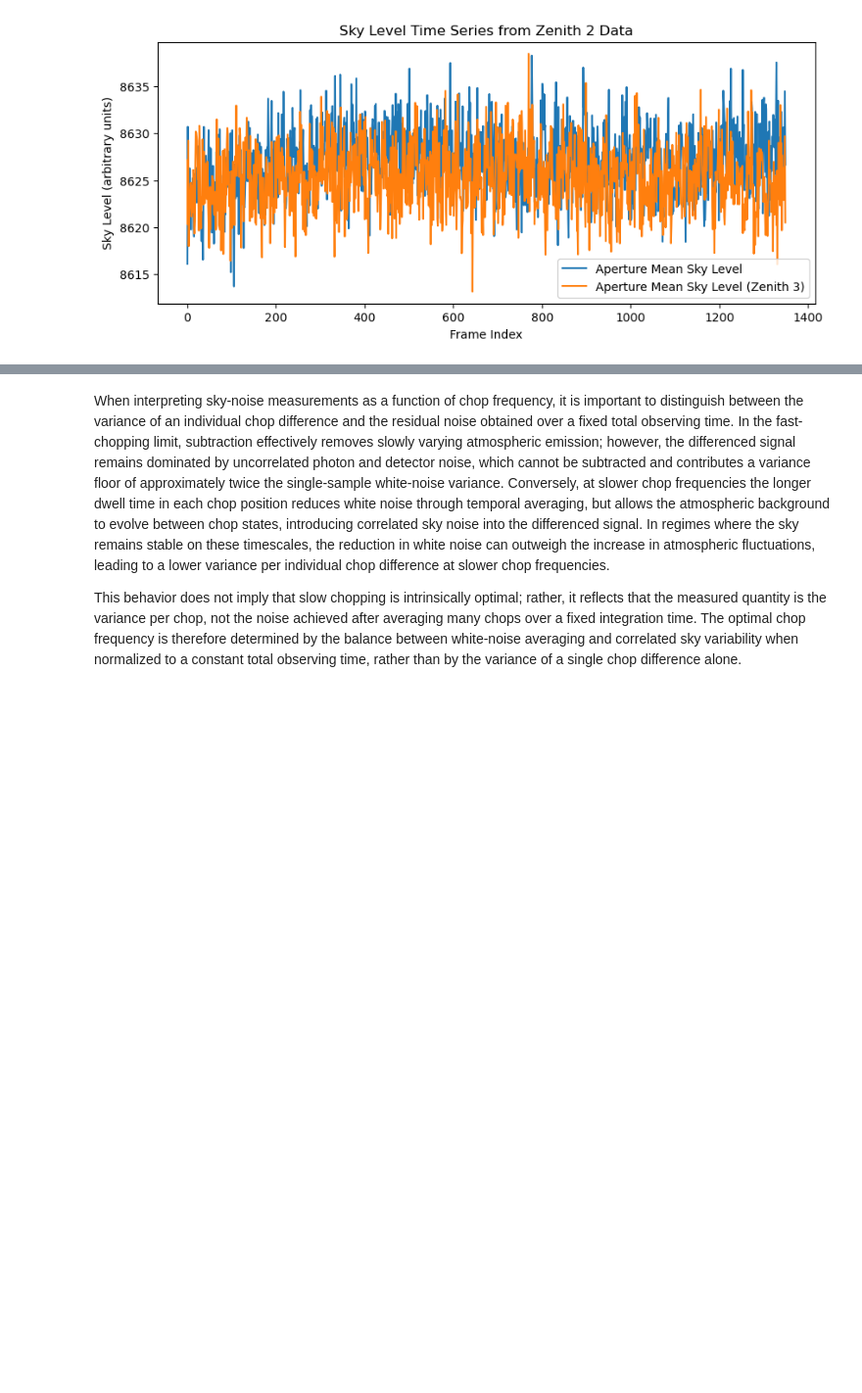
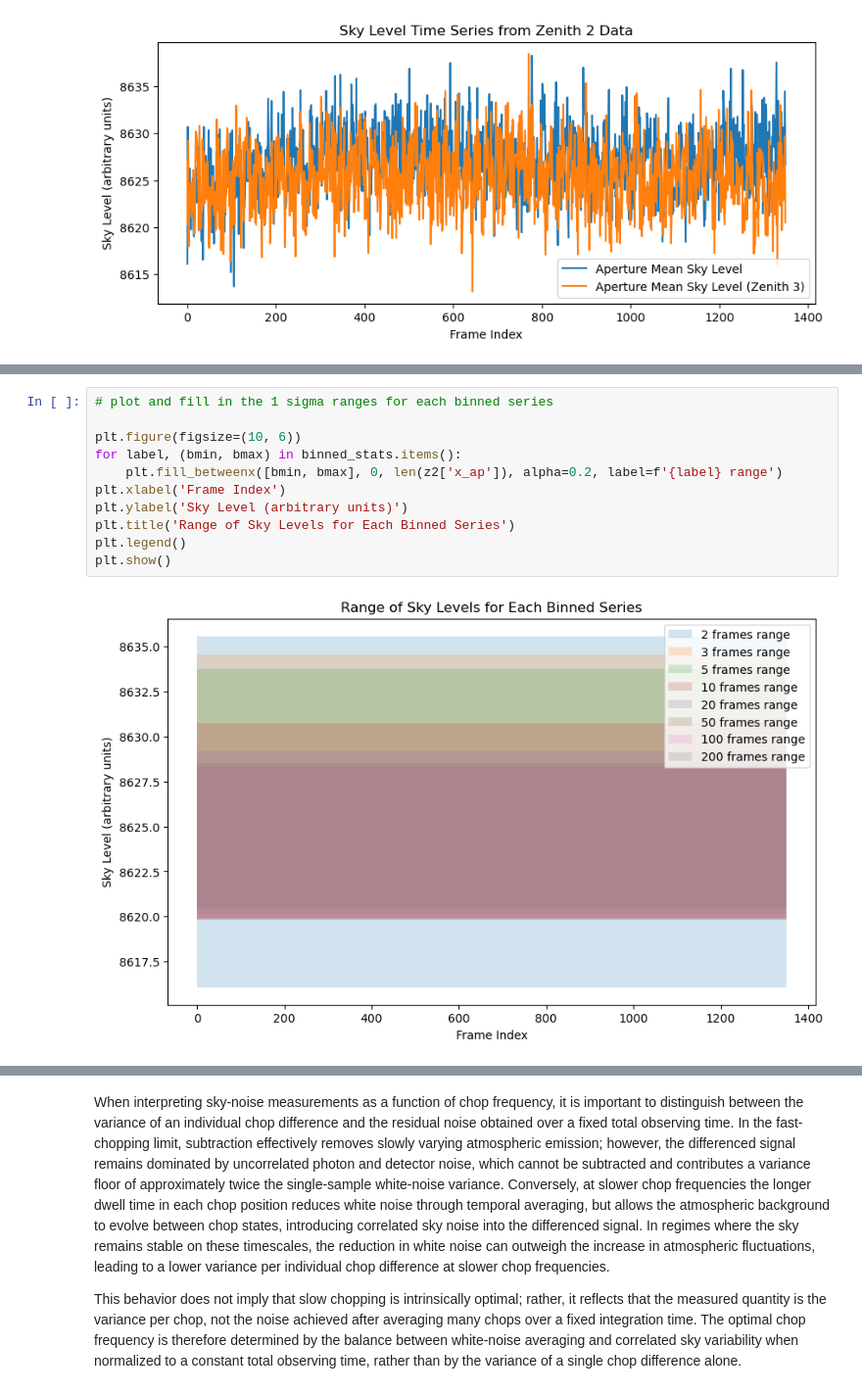
Before and after one commit to chase-urasaki/mirsi_sims, a Jupyter notebook: 2512267_analysis.ipynb, the cells around one changed output, grey strips where cells are left out. Shown at 98% size. Cells and saved outputs as stored; diff of their text form; blank space fills up the shorter version.

```diff
--- a/2512267_analysis.ipynb
+++ b/2512267_analysis.ipynb
@@ -219,2 +261,15 @@ plt.show()
+# %%
+# plot and fill in the 1 sigma ranges for each binned series
+
+plt.figure(figsize=(10, 6))
+for label, (bmin, bmax) in binned_stats.items():
+    plt.fill_betweenx([bmin, bmax], 0, len(z2['x_ap']), alpha=0.2, label=f'{label} range')
+plt.xlabel('Frame Index')
+plt.ylabel('Sky Level (arbitrary units)')
+plt.title('Range of Sky Levels for Each Binned Series')
+plt.legend()
+plt.show()
+# %% [output]
+[figure, added]
 # %%
 # Make a list of integers for coadds 5 - 100
```
Also changed, not shown: parts of 9 cells of this notebook, 1 other file.
